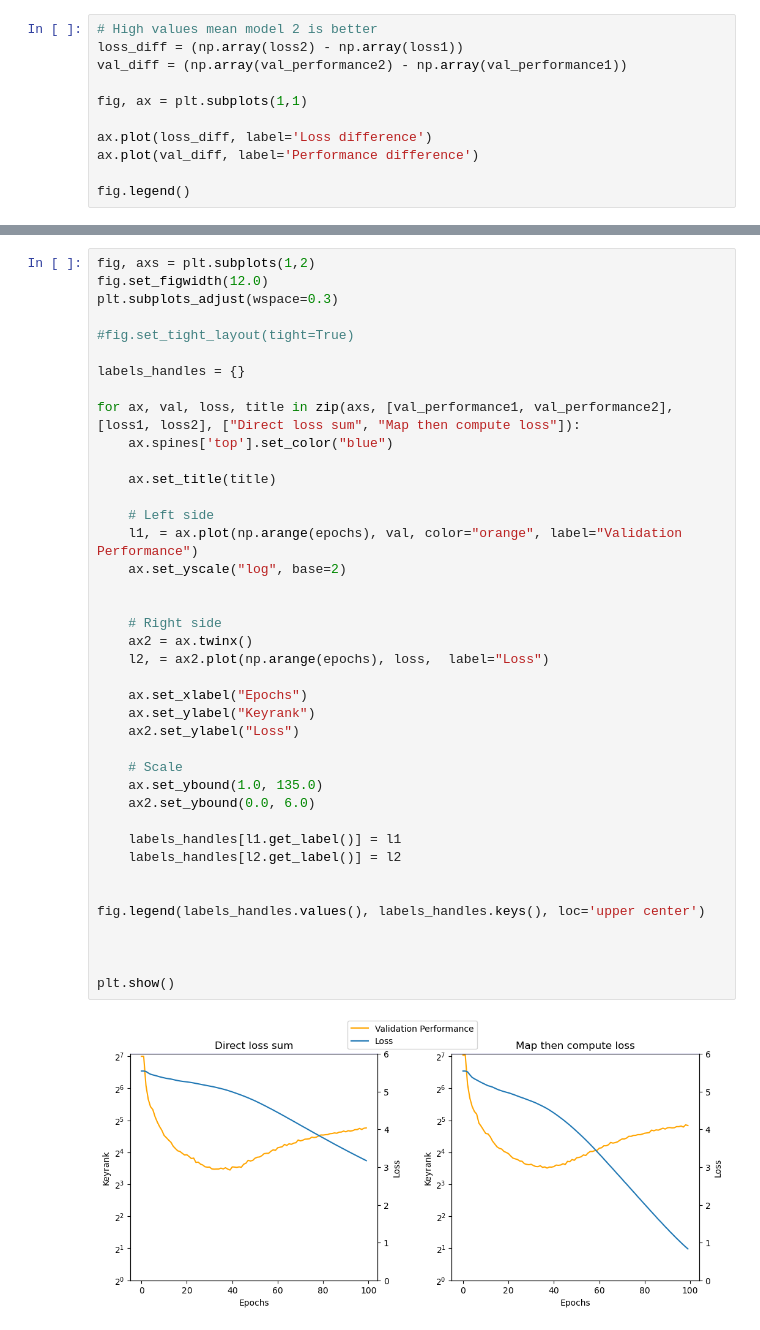
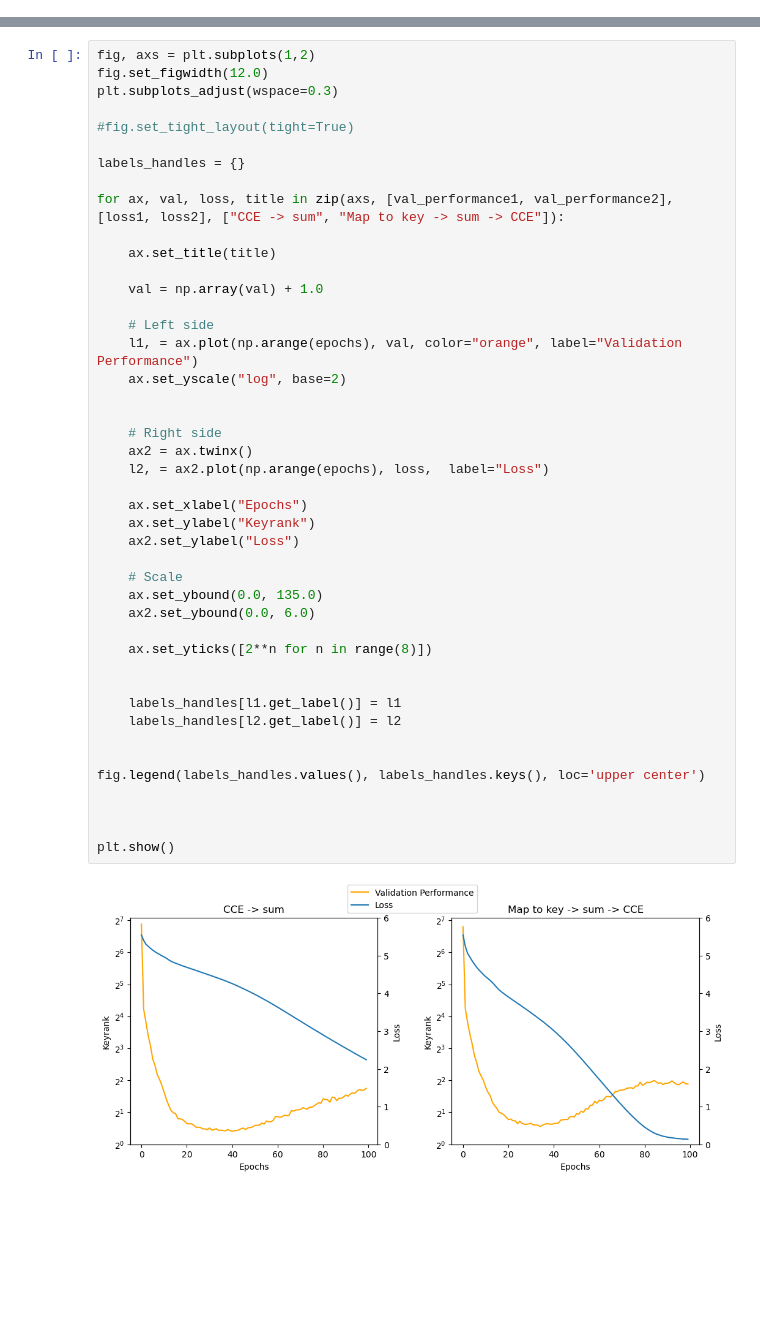
Before and after one commit to kirloo/bitsliced-DLSCA, a Jupyter notebook: figures_code/loss_perf_graph.ipynb, the cells around one changed output, grey strips where cells are left out. Drawn from its saved outputs; the diff is of its cells as text; blank space fills up the shorter version.

```diff
--- a/figures_code/loss_perf_graph.ipynb
+++ b/figures_code/loss_perf_graph.ipynb
@@ -44,14 +46,3 @@ with open(METADATA_PATH, 'r') as f:
     metadata = json.load(f)
 
 loss2, val_performance2 = metadata["scores"]
-# %%
-# High values mean model 2 is better
-loss_diff = (np.array(loss2) - np.array(loss1))
-val_diff = (np.array(val_performance2) - np.array(val_performance1))
-
-fig, ax = plt.subplots(1,1)
-
-ax.plot(loss_diff, label='Loss difference')
-ax.plot(val_diff, label='Performance difference')
-
-fig.legend()
@@ -67,36 +55,40 @@ plt.subplots_adjust(wspace=0.3)
 
 labels_handles = {}
 
-for ax, val, loss, title in zip(axs, [val_performance1, val_performance2], [loss1, loss2], ["Direct loss sum", "Map then compute loss"]):
-    ax.spines['top'].set_color("blue")
+for ax, val, loss, title in zip(axs, [val_performance1, val_performance2], [loss1, loss2], ["CCE -> sum", "Map to key -> sum -> CCE"]):
 
     ax.set_title(title)
+
+    val = np.array(val) + 1.0
 
     # Left side
     l1, = ax.plot(np.arange(epochs), val, color="orange", label="Validation Performance")
     ax.set_yscale("log", base=2)
 
 
     # Right side
     ax2 = ax.twinx()
     l2, = ax2.plot(np.arange(epochs), loss,  label="Loss")
 
     ax.set_xlabel("Epochs")
     ax.set_ylabel("Keyrank")
     ax2.set_ylabel("Loss")
 
     # Scale
-    ax.set_ybound(1.0, 135.0)
+    ax.set_ybound(0.0, 135.0)
     ax2.set_ybound(0.0, 6.0)
+
+    ax.set_yticks([2**n for n in range(8)])
+
 
     labels_handles[l1.get_label()] = l1
     labels_handles[l2.get_label()] = l2
 
 
 fig.legend(labels_handles.values(), labels_handles.keys(), loc='upper center')
 
 
 
 plt.show()
 # %% [output]
-[figure, old version]
+[figure, new version]
```
Also changed, not shown: parts of 3 cells of this notebook, 8 other files.
